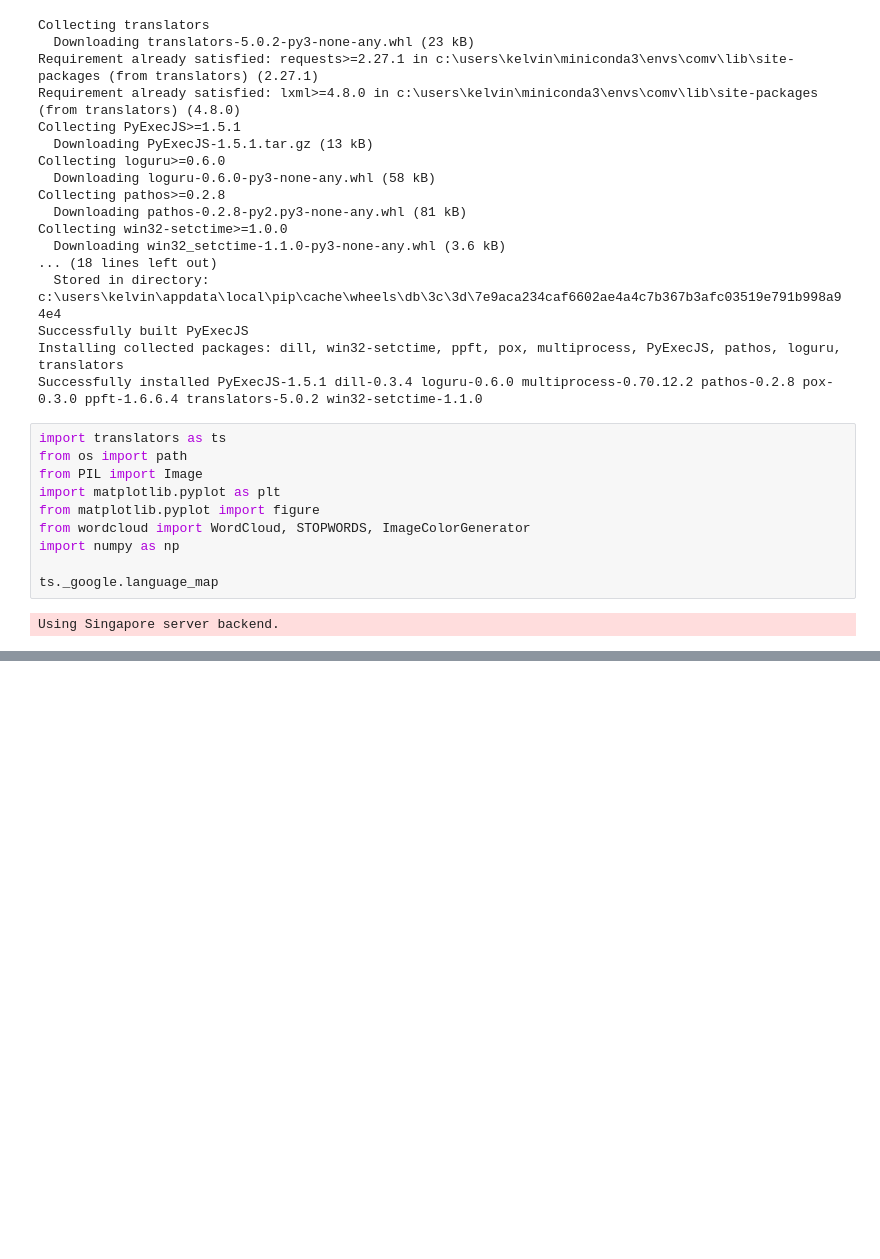
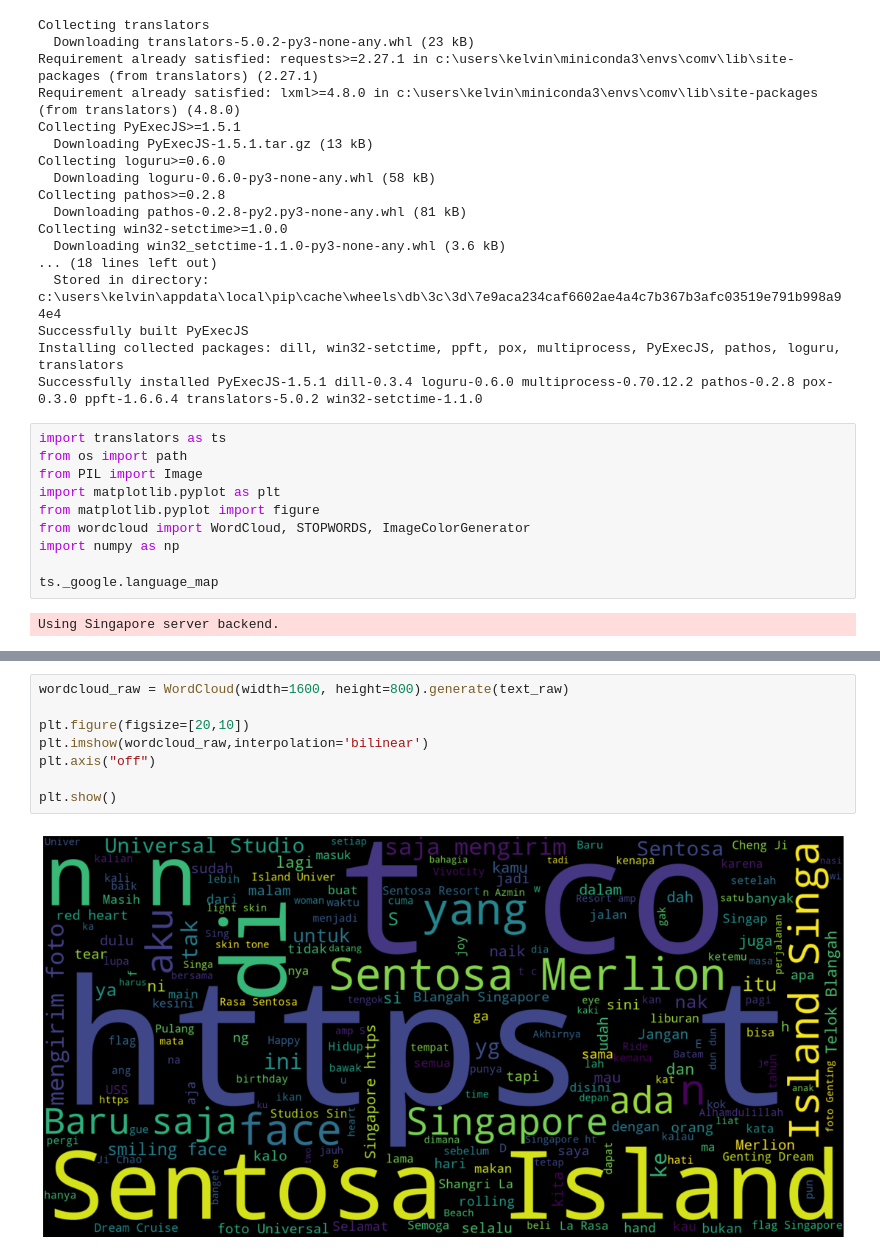
Before and after one commit to kilvear/Guest-Feedback-Insights, a Jupyter notebook: data-scrapping/twitter/translating googleapi.ipynb, the cells around one changed output, grey strips where cells are left out. Drawn from its saved outputs; the diff is of its cells as text; blank space fills up the shorter version.

```diff
--- a/data-scrapping/twitter/translating googleapi.ipynb
+++ b/data-scrapping/twitter/translating googleapi.ipynb
@@ -125,3 +127,13 @@ plt.show()
+# %%
+wordcloud_raw = WordCloud(width=1600, height=800).generate(text_raw)
+
+plt.figure(figsize=[20,10])
+plt.imshow(wordcloud_raw,interpolation='bilinear')
+plt.axis("off")
+
+plt.show()
+# %% [output]
+[figure, added]
 # %%
 word_count = WordCloud().process_text(text)
 
```
Also changed, not shown: parts of 12 cells of this notebook, 14 other files.
